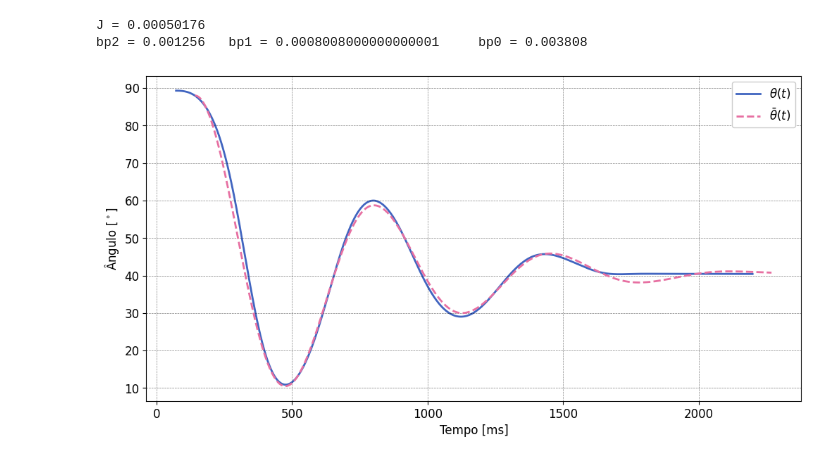
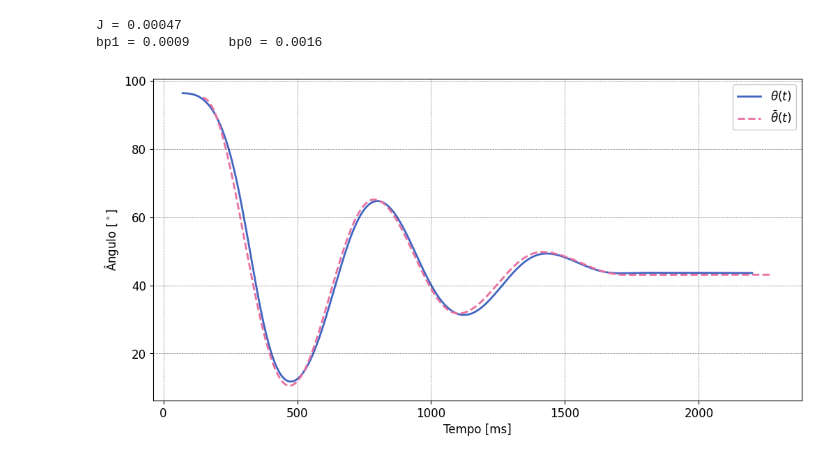
Before and after one commit to ErickNMA/LCD, a Jupyter notebook: ensaios_planta/ajuste_param.ipynb, the cells around one changed output. Cells and saved outputs as stored; diff of their text form; code cells hidden in the pictures.

```diff
--- a/ensaios_planta/ajuste_param.ipynb
+++ b/ensaios_planta/ajuste_param.ipynb
@@ -26,14 +26,14 @@ def LPF(y, order,  wn, fs):
     return scipy.signal.filtfilt(b, a, y)
 
 #Função para integração das EDO's:
-def plate(time, J, b2, b1, b0, m, g, l, th0):
+def plate(time, J, b1, b0, m, g, l, th0):
     ths = [th0]
     th = th0
     w = 0
     al = 0
     for i in range(1, len(time)):
         T = (time[i]-time[i-1])
-        al = -(b2*(np.sqrt(abs(w))*abs(w)/(w+1e-12))/J)-(b1*w/J)-(b0*np.cos(th)/J)-(m*g*l*np.sin(th)/J)
+        al = -(b1*w/J)-(b0*(abs(w+1e-12)/(w+1e-12))/J)-(m*g*l*np.sin(th)/J)
         w += al*T
         th += w*T
         if(th>np.pi/2):
@@ -42,27 +42,27 @@ def plate(time, J, b2, b1, b0, m, g, l, th0):
             th = -np.pi/2
         ths.append(th)
     print(f'J = {J}')
-    print(f'bp2 = {b2} \t bp1 = {b1}\t bp0 = {b0}')
+    print(f'bp1 = {b1}\t bp0 = {b0}')
     return np.array(ths)
 # %%
 #Decupagem:
 tosc = osc[0][800:3000]-osc[0][800]
 angosclpf = LPF(osc[1][800:3000], 4, 5, 1e3)
 tosc = tosc[72:]
 angosclpf = angosclpf[72:]
 
 #Simulação do sistema:
-plate_sim = np.degrees(plate(time=tosc, J=0.3584*0.0014, b2=0.0157*0.08, b1=0.1144*0.007, b0=0.0112*0.34, m=0.072, g=9.81, l=0.068, th0=np.radians(88-45)))+45
+plate_sim = np.degrees(plate(time=tosc, J=0.00047, b1=0.0009, b0=0.0016, m=0.072, g=9.81, l=0.068, th0=np.radians(96-45)))+44
 
 #Plot:
 plt.figure()
-plt.plot(tosc*1e3, angosclpf*(89/99), label='$\\theta(t)$', zorder=0)
-plt.plot(tosc*1e3+70, plate_sim, linestyle='dashed', label='$\\bar{\\theta}(t)$', zorder=1)
+plt.plot(tosc*1e3, angosclpf*(96/99), label='$\\theta(t)$', zorder=0)
+plt.plot(tosc*1e3+75, plate_sim, linestyle='dashed', label='$\\bar{\\theta}(t)$', zorder=1)
 plt.ylabel('Ângulo [$^\circ$]')
 plt.xlabel('Tempo [ms]')
 plt.legend()
 plt.show()
 # %% [output]
-J = 0.00050176
-bp2 = 0.001256   bp1 = 0.0008008000000000001     bp0 = 0.003808
+J = 0.00047
+bp1 = 0.0009     bp0 = 0.0016
-[figure, old version]
+[figure, new version]
```
